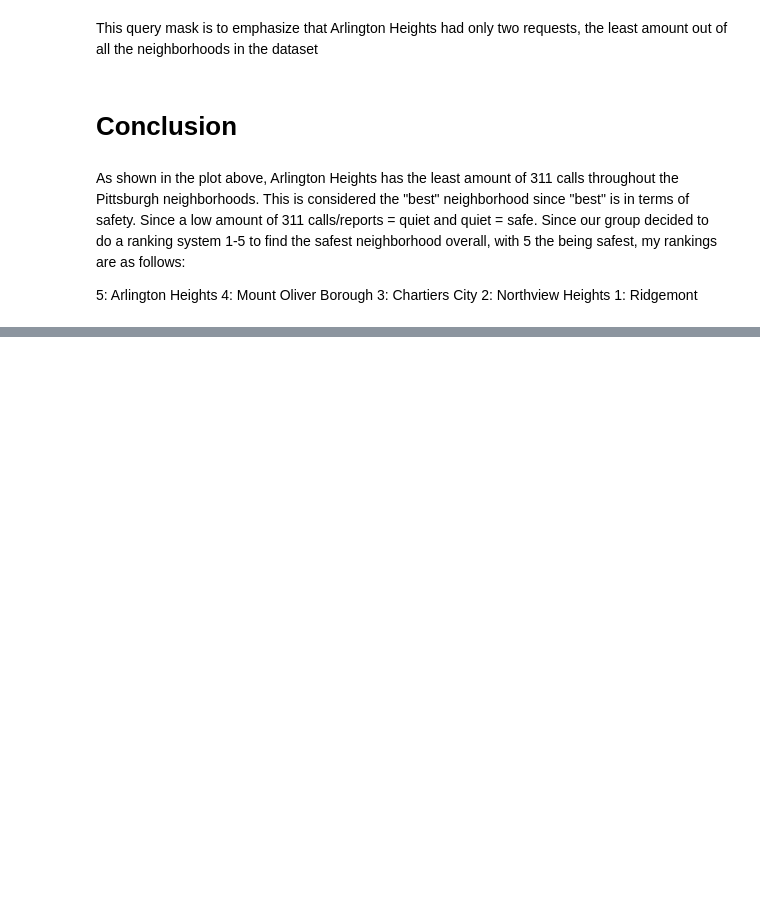
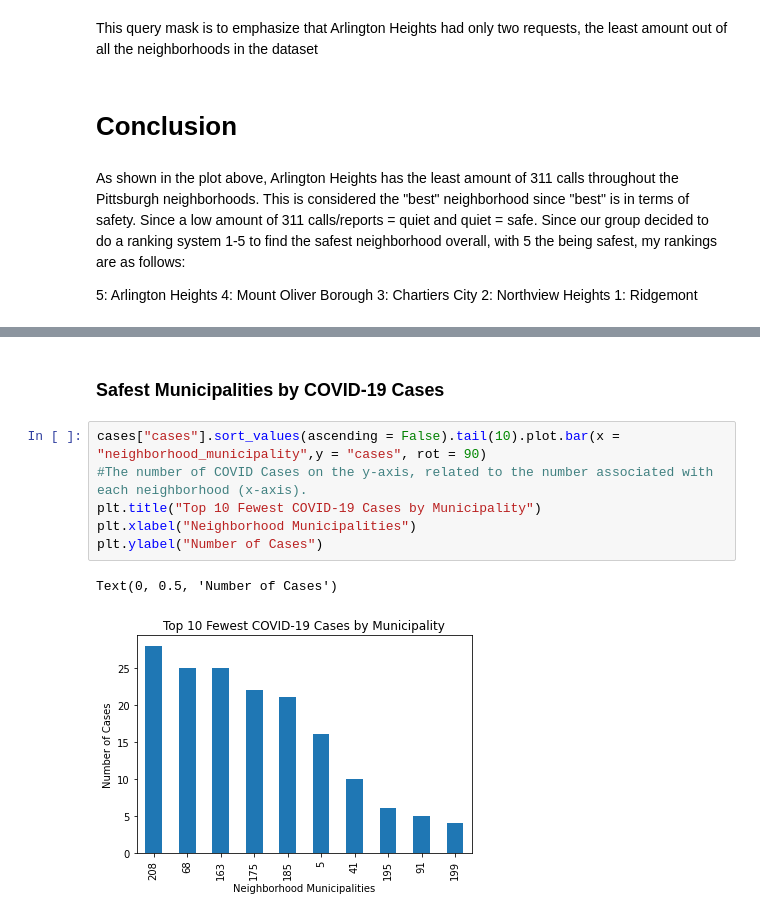
Before and after one commit to brendonlee11/Final-Project-Group-49, a Jupyter notebook: Final-Presentation-Notebook.ipynb, the cells around one changed output, grey strips where cells are left out. Drawn from its saved outputs; the diff is of its cells as text; blank space fills up the shorter version.

```diff
--- a/Final-Presentation-Notebook.ipynb
+++ b/Final-Presentation-Notebook.ipynb
@@ -148,0 +259,11 @@ As shown in the plot above, Arlington Heights has the least amount of 311 calls
+# %% [markdown]
+### Safest Municipalities by COVID-19 Cases
+# %%
+cases["cases"].sort_values(ascending = False).tail(10).plot.bar(x = "neighborhood_municipality",y = "cases", rot = 90)
+#The number of COVID Cases on the y-axis, related to the number associated with each neighborhood (x-axis).
+plt.title("Top 10 Fewest COVID-19 Cases by Municipality")
+plt.xlabel("Neighborhood Municipalities")
+plt.ylabel("Number of Cases")
+# %% [output]
+Text(0, 0.5, 'Number of Cases')
+[figure, added]
```
Also changed, not shown: parts of 30 cells of this notebook.
